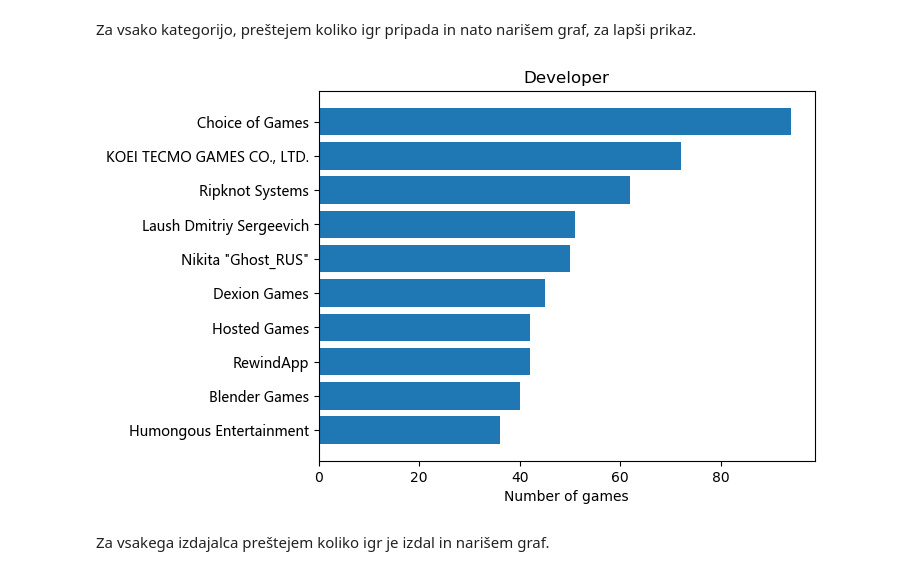
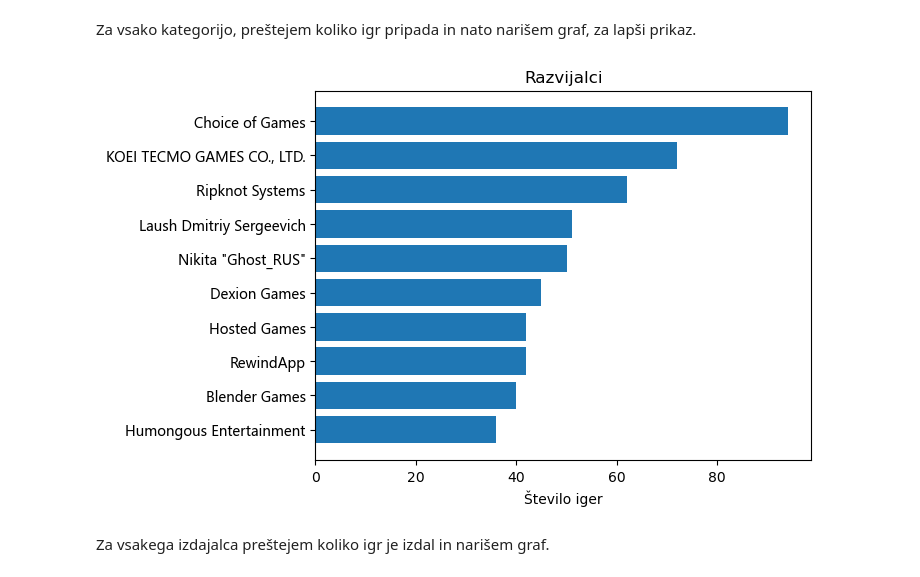
Before and after one commit to matejgrzinic/PR20MGDPMZML, a Jupyter notebook: laurencic.ipynb, the cells around one changed output. Cells and saved outputs as stored; diff of their text form; code cells hidden in the pictures.

```diff
--- a/laurencic.ipynb
+++ b/laurencic.ipynb
@@ -60,30 +60,30 @@ Za vsako kategorijo, preštejem koliko igr pripada in nato narišem graf, za lap
 # %%
 #izdajalca - developer
 
 stIzpisov=10 #število igr za izpisat
 
 developer = {}
 for key in sloDev:
     if developer.__contains__(sloDev[key]):
         developer[sloDev[key]] += 1
     else:
         developer[sloDev[key]] = 1
 
 developer = {k: v for k, v in sorted(developer.items(), key=lambda item: item[1], reverse=True)}
 developer = {k: developer[k] for k in list(developer.keys())[:stIzpisov]}
 
 plt.rcdefaults()
 fig, ax = plt.subplots()
 y_pos = np.arange(len(list(developer.keys())))
 ax.barh(y_pos, developer.values(), align='center')
 ax.set_yticks(y_pos)
 ax.set_yticklabels(list(developer.keys()), **csfont)
 ax.invert_yaxis()
-ax.set_xlabel('Number of games')
-ax.set_title('Developer')
+ax.set_xlabel('Število iger')
+ax.set_title('Razvijalci')
 plt.show()
 # %% [output]
-[figure, old version]
+[figure, new version]
 # %% [markdown]
 Za vsakega izdajalca preštejem koliko igr je izdal in narišem graf.
 # %%
```
Also changed, not shown: parts of 3 cells of this notebook, 10 other files.
